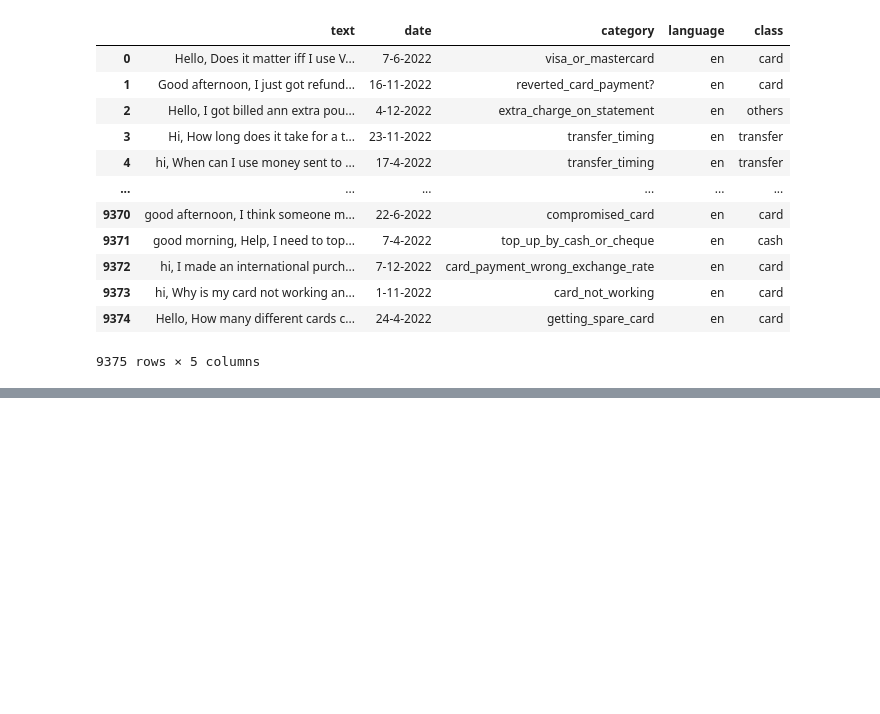
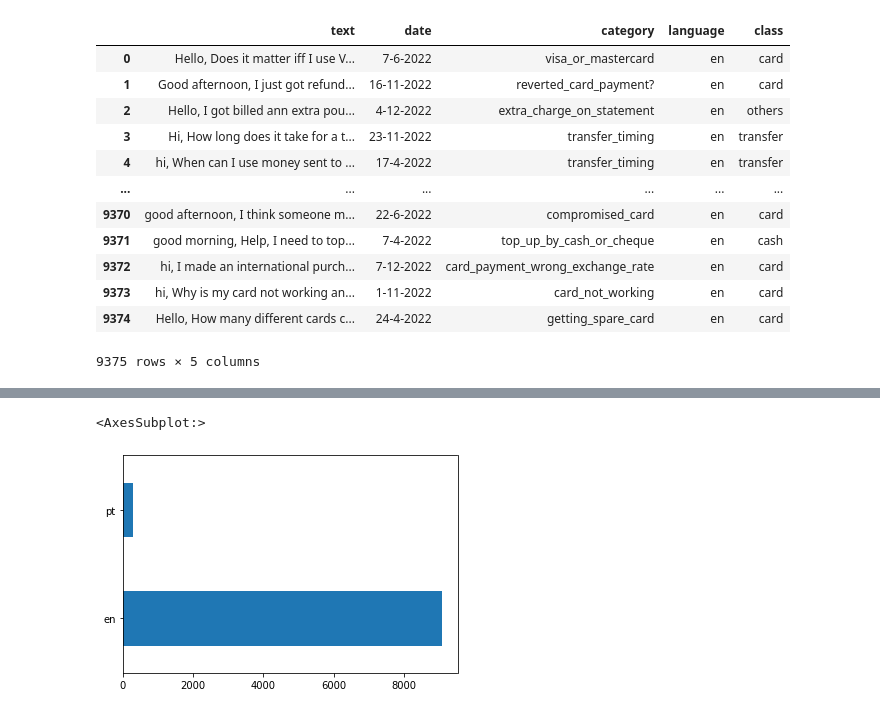
Before and after one commit to 0xjrr/ds-hackaton4-ldsa, a Jupyter notebook: JS.ipynb, the cells around one changed output, grey strips where cells are left out. Cells and saved outputs as stored; diff of their text form; code cells hidden in the pictures; blank space fills up the shorter version.

```diff
--- a/JS.ipynb
+++ b/JS.ipynb
@@ -58,0 +82,5 @@ df_merged.to_csv("data\dataset_mapped.csv")
+# %%
+df_merged["language"].value_counts().plot.barh()
+# %% [output]
+<AxesSubplot:>
+[figure, added]
```
Also changed, not shown: parts of 25 cells of this notebook.
